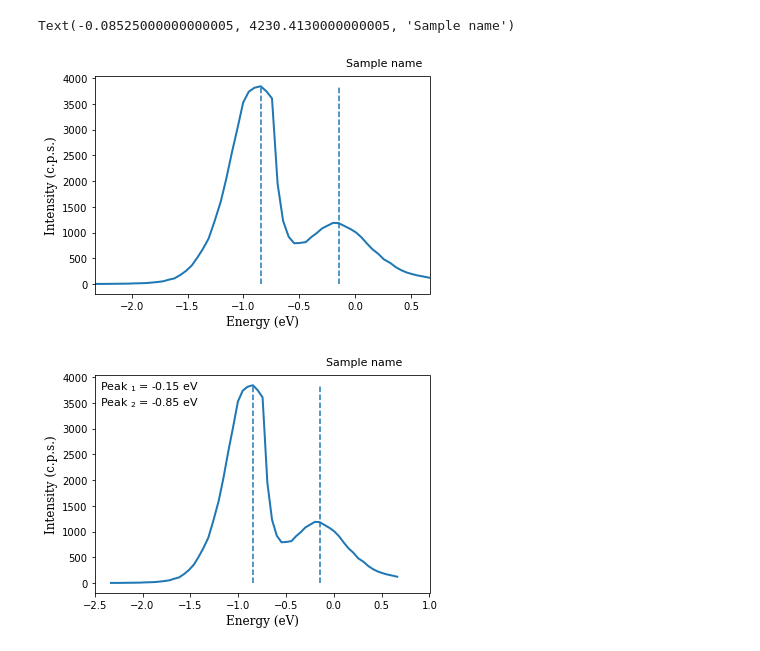
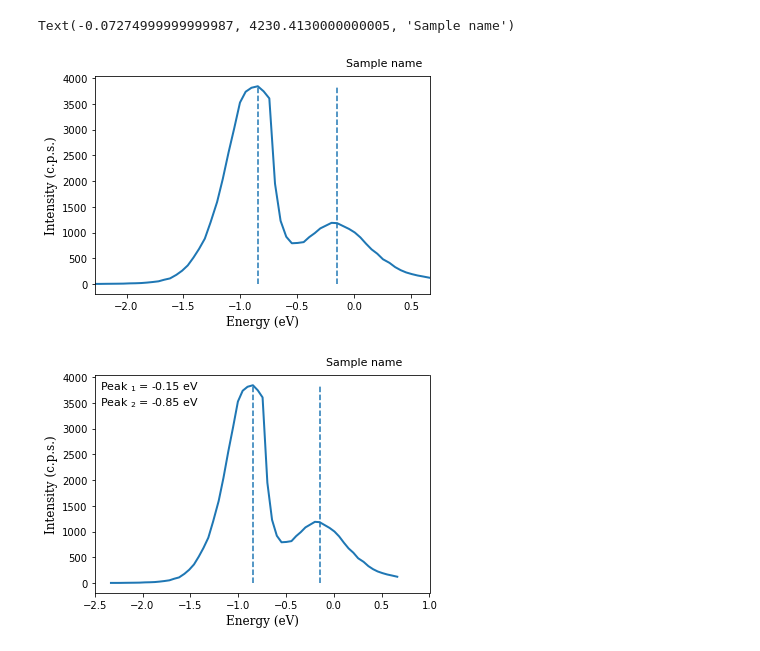
Before and after one commit to renecartaya/Quadrupole-Mass-Spectrometry, a Jupyter notebook: Quadrupole_Mass_Spectrometry_Sample.ipynb, the cells around one changed output. Drawn from its saved outputs; the diff is of its cells as text; code cells hidden in the pictures.

```diff
--- a/Quadrupole_Mass_Spectrometry_Sample.ipynb
+++ b/Quadrupole_Mass_Spectrometry_Sample.ipynb
@@ -67,7 +87,7 @@ Data = Directorio + File
 
 ################## Data Loading
 
-DataES = pd.read_csv(Data, sep='\t')
+DataES = pd.read_csv(Data, sep='\t', skiprows=1)
 DataES = DataES.to_numpy()
 DataES = DataES[0:,1:3]
 
@@ -77,35 +97,35 @@ y = DataES[0:,1]
 
 ############### Peak detection module
 
 peak_widths = np.arange(1,5)
 peak_indices = signal.find_peaks_cwt(y, peak_widths)
 peak_count = len(peak_indices)
 
 
 
 ############## Plot customs
 
 plt.vlines(x[peak_indices[2]], ymin = 0, ymax = max(y),linestyle = "--", linewidth=1.5)
 plt.vlines(x[peak_indices[5]], ymin = 0, ymax = max(y),linestyle = "--", linewidth=1.5)
 
 
 
 ############### Plot display
 plt.plot(x,y, linewidth = 2)
 
 plt.xlim(min(x),max(x))
 plt.xlabel("Energy (eV)", color = "black", family = "Serif", fontsize = 12)
 plt.ylabel("Intensity (c.p.s.)", color = "black", family = "Serif", fontsize = 12)
 
 
 #############      Text
 
 plt.text(max(x)-0.25*(max(x)-min(x)),1.10*(max(y)),"Sample name", fontsize = 11)
 
 ##############  Plot file saving
 # %% [output]
-Text(-0.08525000000000005, 4230.4130000000005, 'Sample name')
+Text(-0.07274999999999987, 4230.4130000000005, 'Sample name')
-[figure, old version]
+[figure, new version]
 # %%
 #####################################################################################################################################
 ##                                                                                                                                 ##
```
Also changed, not shown: parts of 2 cells of this notebook.
